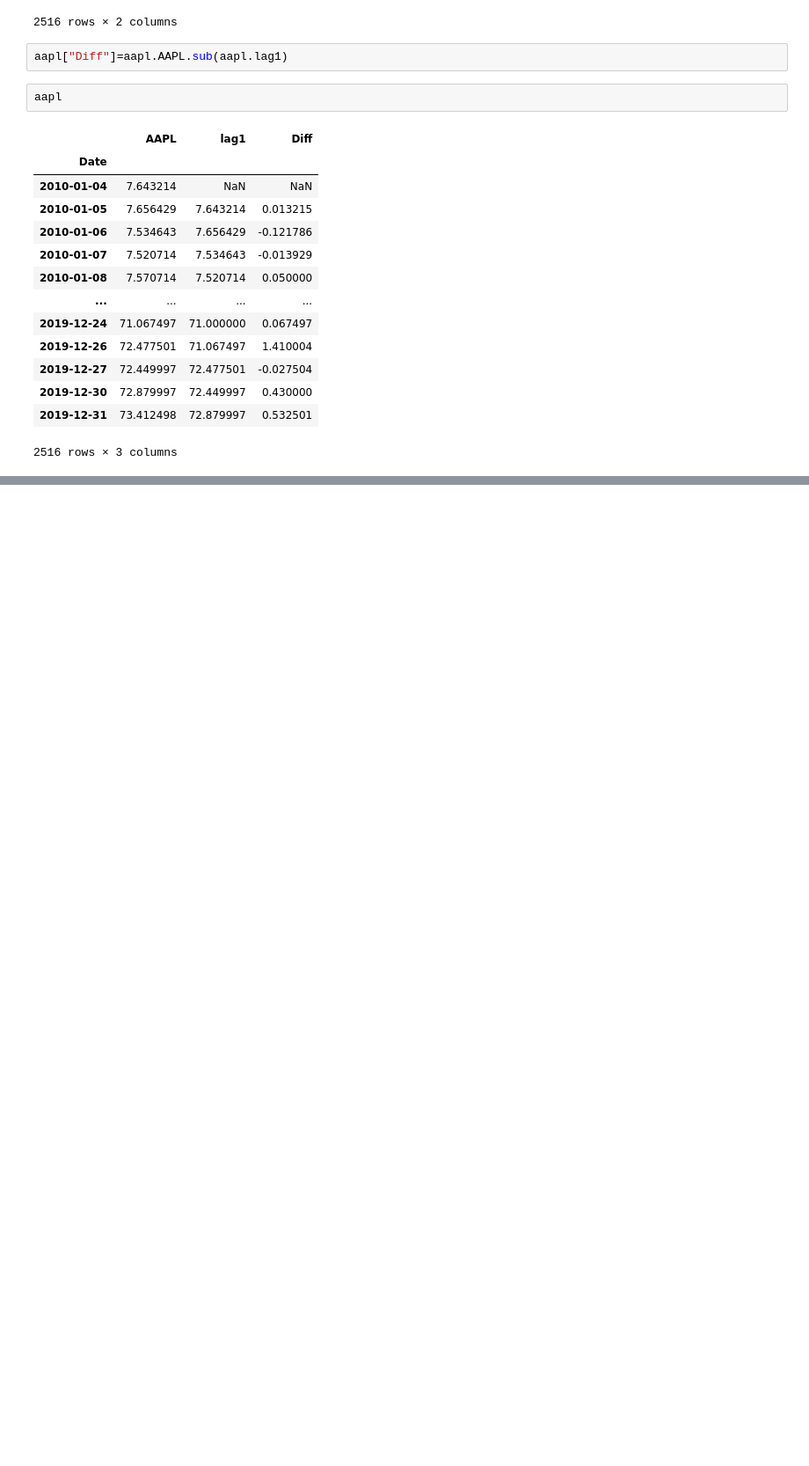
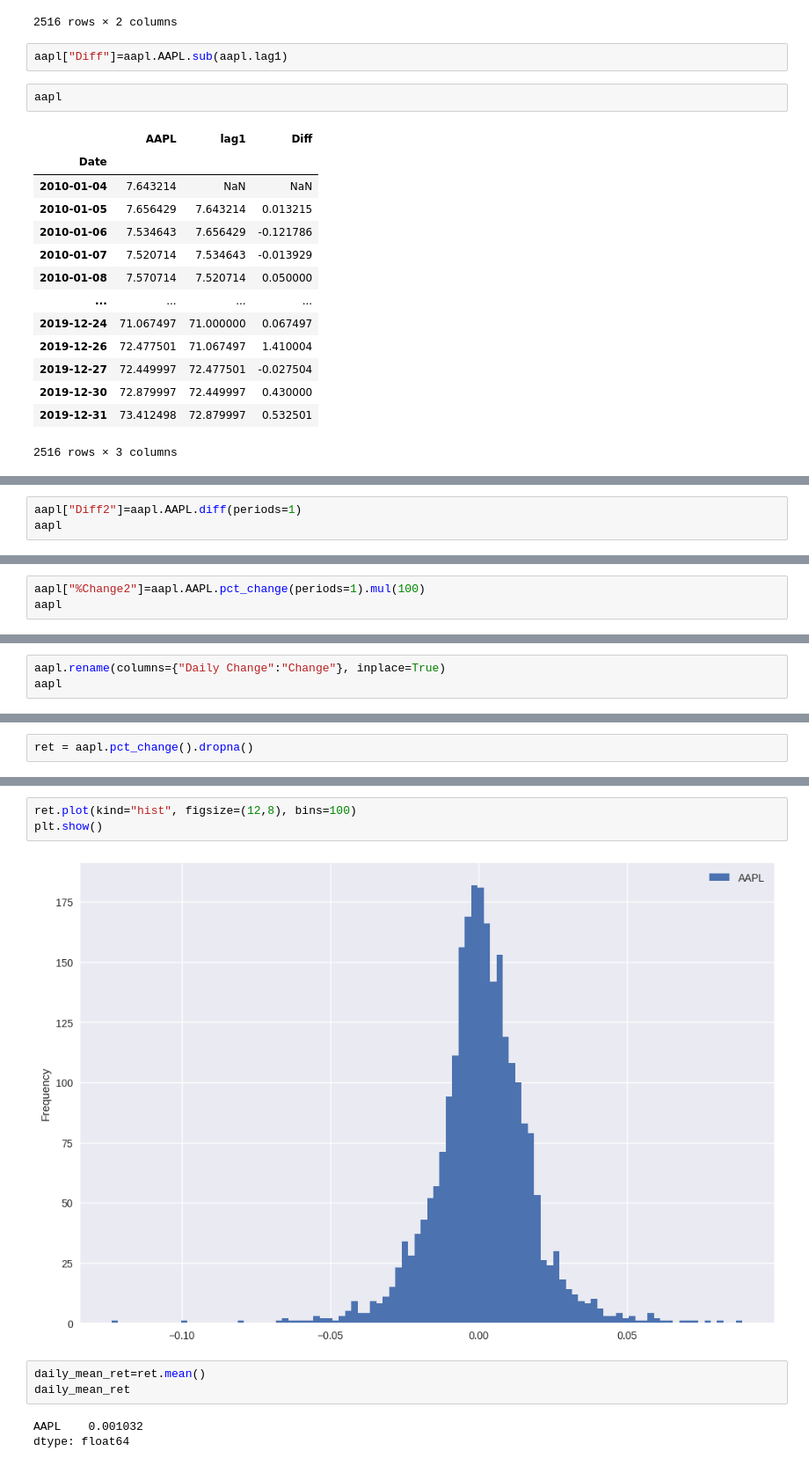
Before and after one commit to tobitprince/Algorithmic-Trading-Python, a Jupyter notebook: Algo.ipynb, the cells around one changed output, grey strips where cells are left out. Shown at 88% size. Saved outputs shown, nothing was run; the diff lists cells and outputs as text; blank space fills up the shorter version.

```diff
--- a/Algo.ipynb
+++ b/Algo.ipynb
@@ -462,0 +463,3 @@ aapl
+# %%
+aapl["Diff2"]=aapl.AAPL.diff(periods=1)
+aapl
@@ -462,0 +481,3 @@ aapl
+# %%
+aapl["%Change2"]=aapl.AAPL.pct_change(periods=1).mul(100)
+aapl
@@ -462,0 +520,3 @@ aapl
+# %%
+aapl.rename(columns={"Daily Change":"Change"}, inplace=True)
+aapl
@@ -462,0 +608,2 @@ aapl
+# %%
+ret = aapl.pct_change().dropna()
@@ -462,0 +638,11 @@ aapl
+# %%
+ret.plot(kind="hist", figsize=(12,8), bins=100)
+plt.show()
+# %% [output]
+[figure, added]
+# %%
+daily_mean_ret=ret.mean()
+daily_mean_ret
+# %% [output]
+AAPL    0.001032
+dtype: float64
```
Also changed, not shown: parts of 30 cells of this notebook.
